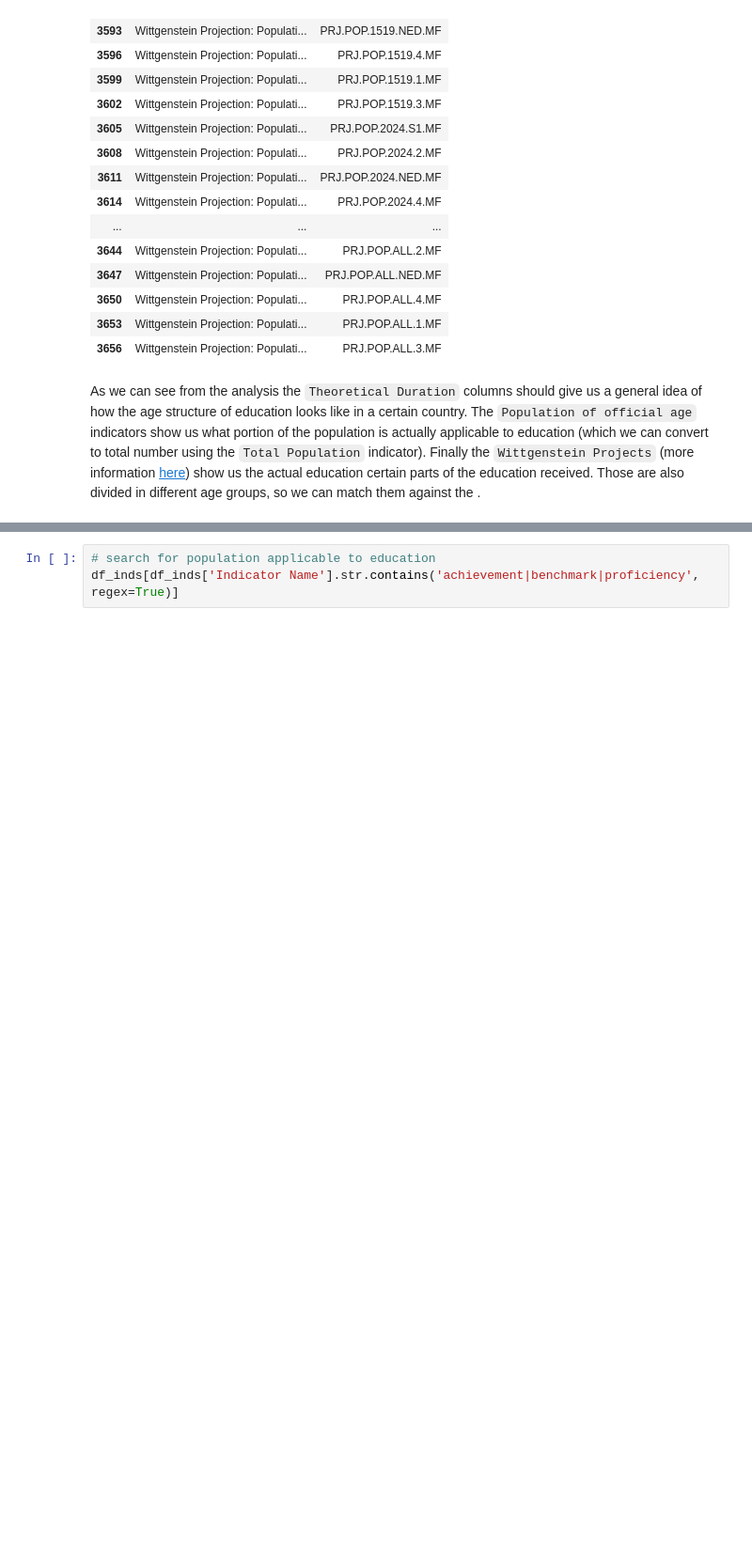
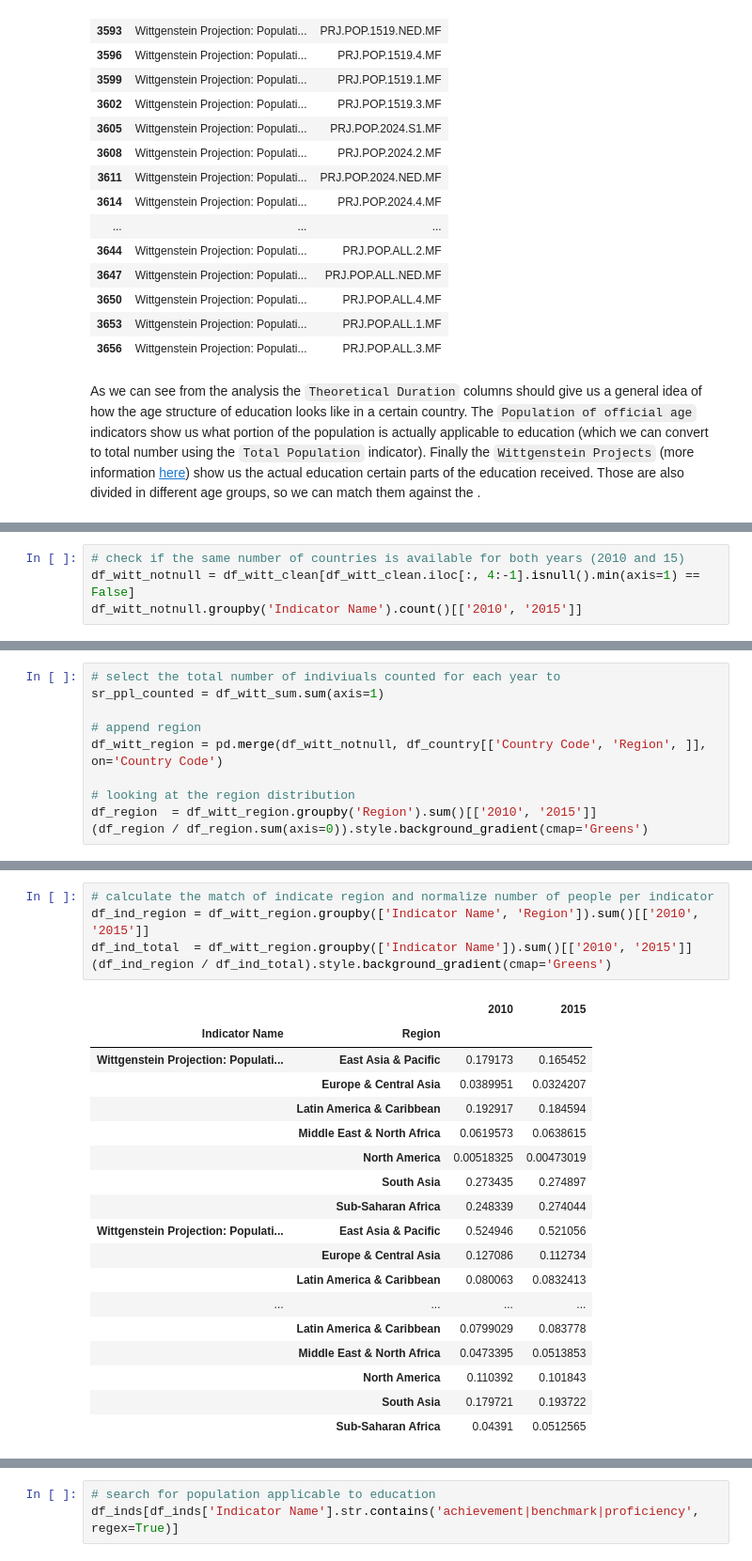
Before and after one commit to felixnext/ds_global-education, a Jupyter notebook: 11_exp_edstats.ipynb, the cells around one changed output, grey strips where cells are left out. Shown: that part at 94% size. Cells and saved outputs as stored; diff of their text form; blank space fills up the shorter version.

```diff
--- a/11_exp_edstats.ipynb
+++ b/11_exp_edstats.ipynb
@@ -283,0 +362,4 @@ df_witt.groupby('Indicator Code').mean()
+# %%
+# check if the same number of countries is available for both years (2010 and 15)
+df_witt_notnull = df_witt_clean[df_witt_clean.iloc[:, 4:-1].isnull().min(axis=1) == False]
+df_witt_notnull.groupby('Indicator Name').count()[['2010', '2015']]
@@ -283,0 +377,10 @@ df_witt.groupby('Indicator Code').mean()
+# %%
+# select the total number of indiviuals counted for each year to
+sr_ppl_counted = df_witt_sum.sum(axis=1)
+
+# append region
+df_witt_region = pd.merge(df_witt_notnull, df_country[['Country Code', 'Region', ]], on='Country Code')
+
+# looking at the region distribution
+df_region  = df_witt_region.groupby('Region').sum()[['2010', '2015']]
+(df_region / df_region.sum(axis=0)).style.background_gradient(cmap='Greens')
@@ -283,0 +414,24 @@ df_witt.groupby('Indicator Code').mean()
+# %%
+# calculate the match of indicate region and normalize number of people per indicator
+df_ind_region = df_witt_region.groupby(['Indicator Name', 'Region']).sum()[['2010', '2015']]
+df_ind_total  = df_witt_region.groupby(['Indicator Name']).sum()[['2010', '2015']]
+(df_ind_region / df_ind_total).style.background_gradient(cmap='Greens')
+# %% [output]
+|  |  | 2010 | 2015 |
+| Indicator Name | Region |  |  |
+| Wittgenstein Projection: Populati... | East Asia & Pacific | 0.179173 | 0.165452 |
+|  | Europe & Central Asia | 0.0389951 | 0.0324207 |
+|  | Latin America & Caribbean | 0.192917 | 0.184594 |
+|  | Middle East & North Africa | 0.0619573 | 0.0638615 |
+|  | North America | 0.00518325 | 0.00473019 |
+|  | South Asia | 0.273435 | 0.274897 |
+|  | Sub-Saharan Africa | 0.248339 | 0.274044 |
+| Wittgenstein Projection: Populati... | East Asia & Pacific | 0.524946 | 0.521056 |
+|  | Europe & Central Asia | 0.127086 | 0.112734 |
+|  | Latin America & Caribbean | 0.080063 | 0.0832413 |
+| ... | ... | ... | ... |
+|  | Latin America & Caribbean | 0.0799029 | 0.083778 |
+|  | Middle East & North Africa | 0.0473395 | 0.0513853 |
+|  | North America | 0.110392 | 0.101843 |
+|  | South Asia | 0.179721 | 0.193722 |
+|  | Sub-Saharan Africa | 0.04391 | 0.0512565 |
```
Also changed, not shown: parts of 17 cells of this notebook, 3 other files.
